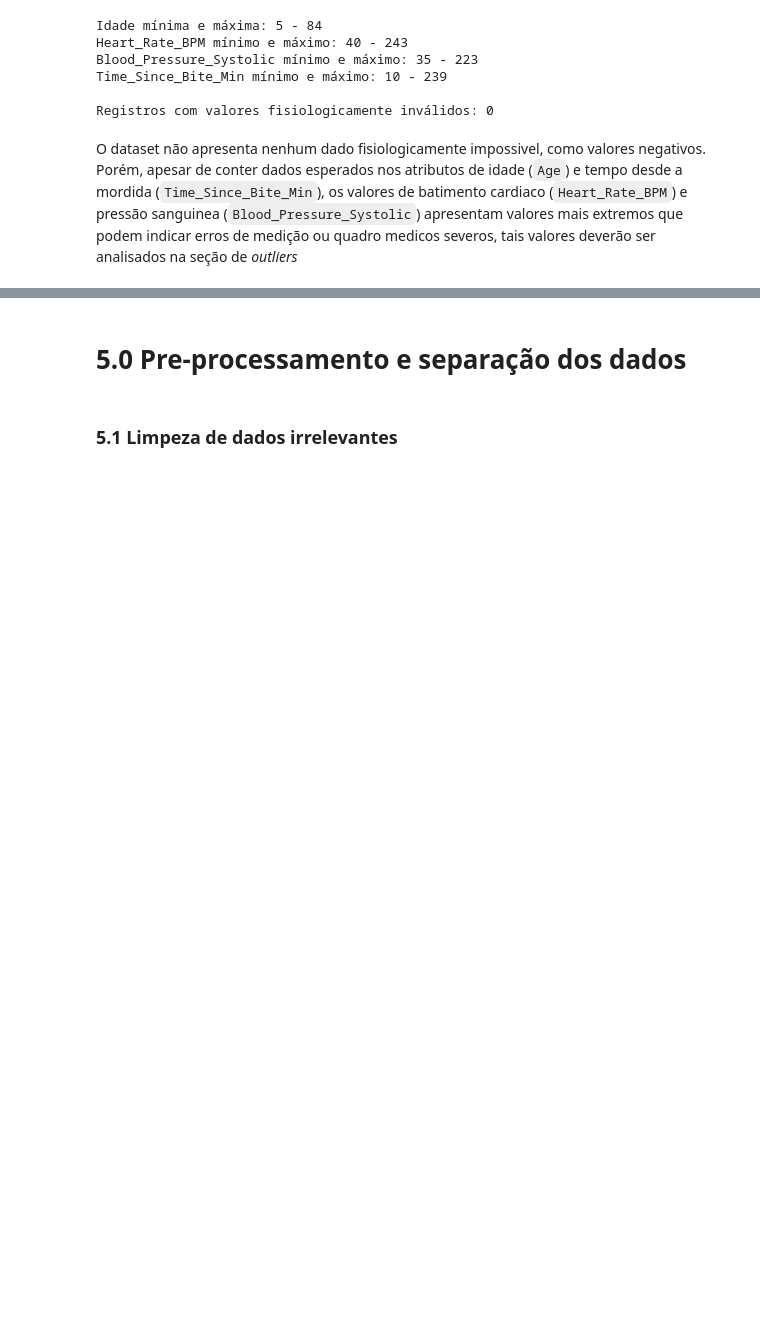
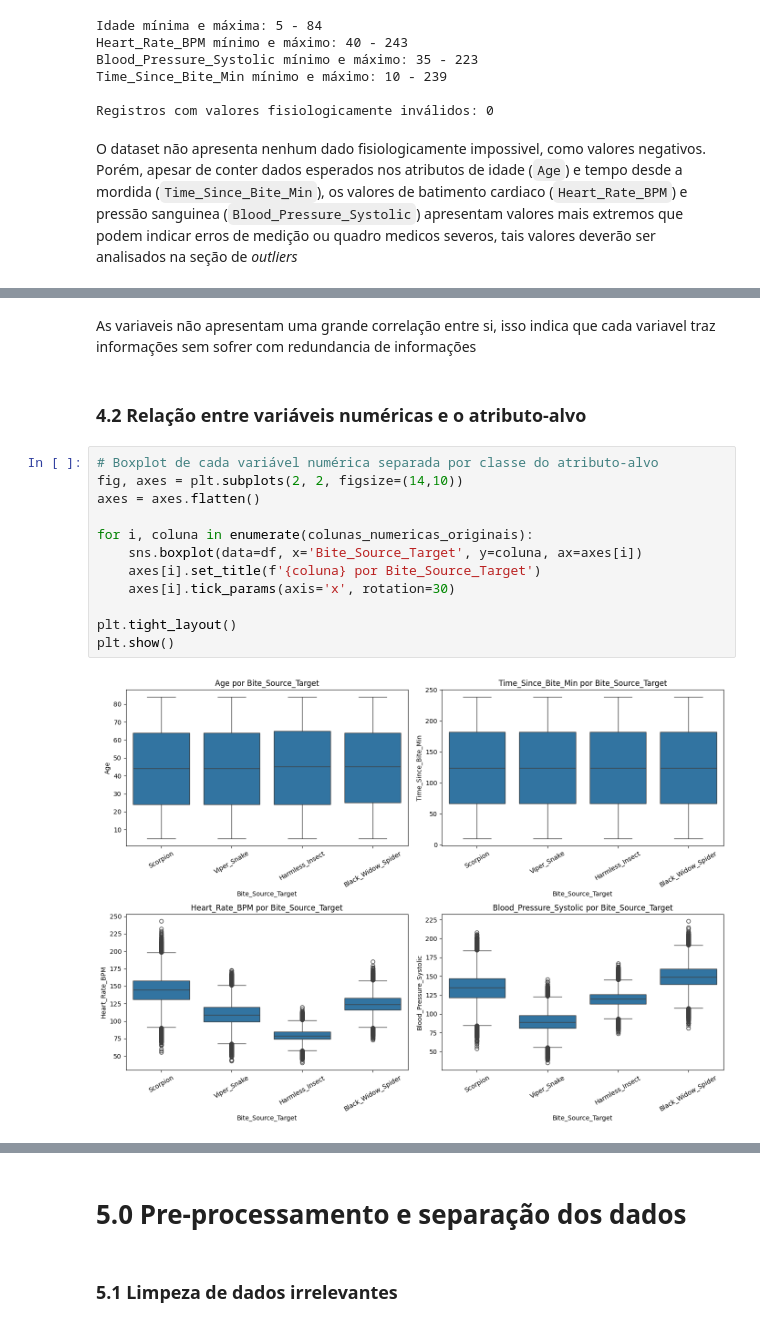
Before and after one commit to imnicolle/triage-venomous-bites, a Jupyter notebook: ProjetoFundamentosDeIA.ipynb, the cells around one changed output, grey strips where cells are left out. Saved outputs shown, nothing was run; the diff lists cells and outputs as text; blank space fills up the shorter version.

```diff
--- a/ProjetoFundamentosDeIA.ipynb
+++ b/ProjetoFundamentosDeIA.ipynb
@@ -300,0 +320,18 @@ O dataset não apresenta nenhum dado fisiologicamente impossivel, como valores n
+# %% [markdown]
+As variaveis não apresentam uma grande correlação entre si, isso indica que cada variavel traz informações sem sofrer com redundancia de informações
+# %% [markdown]
+### 4.2 Relação entre variáveis numéricas e o atributo-alvo
+# %%
+# Boxplot de cada variável numérica separada por classe do atributo-alvo
+fig, axes = plt.subplots(2, 2, figsize=(14,10))
+axes = axes.flatten()
+
+for i, coluna in enumerate(colunas_numericas_originais):
+    sns.boxplot(data=df, x='Bite_Source_Target', y=coluna, ax=axes[i])
+    axes[i].set_title(f'{coluna} por Bite_Source_Target')
+    axes[i].tick_params(axis='x', rotation=30)
+
+plt.tight_layout()
+plt.show()
+# %% [output]
+[figure, added]
```
Also changed, not shown: parts of 16 cells of this notebook.
